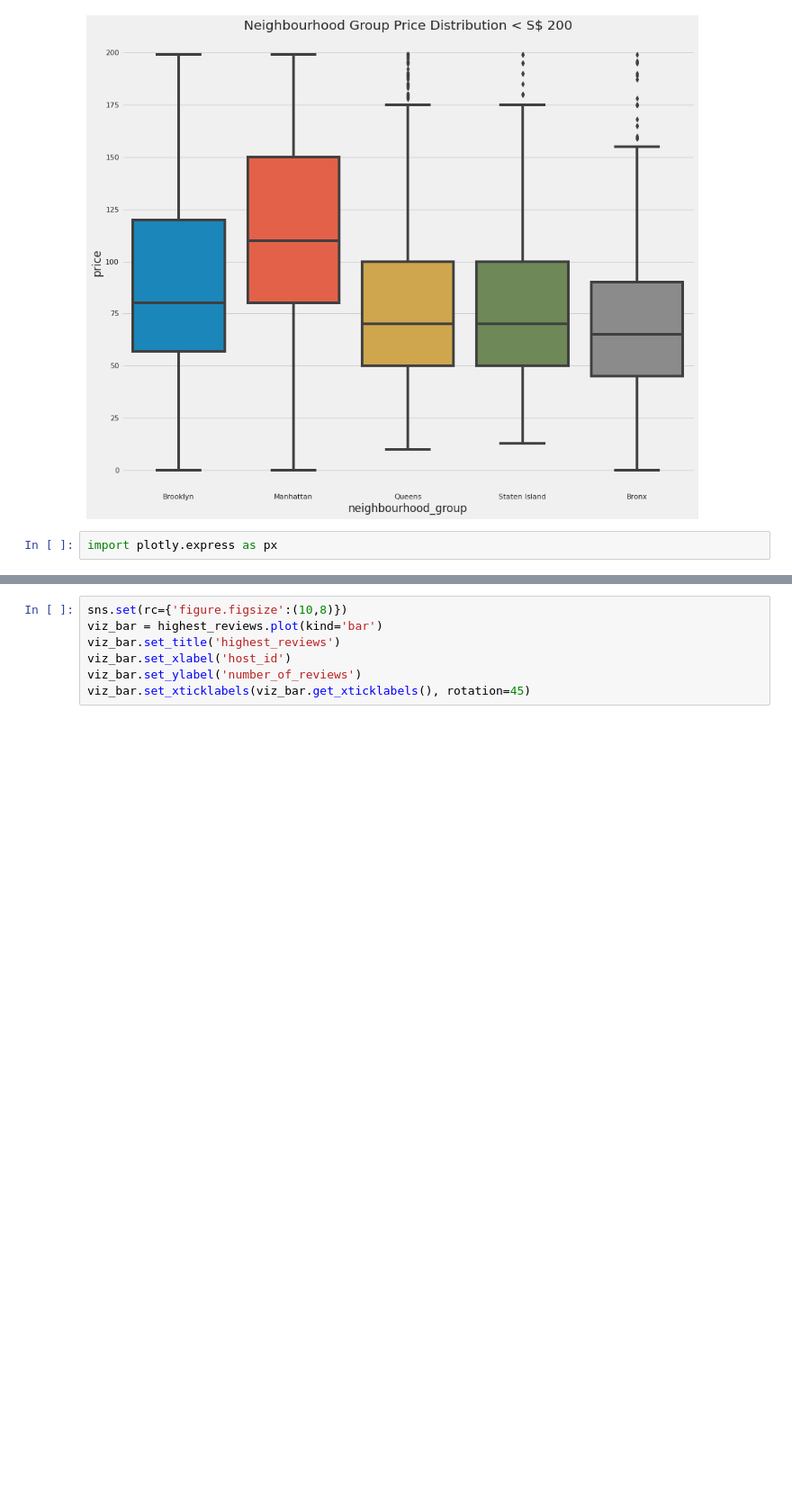
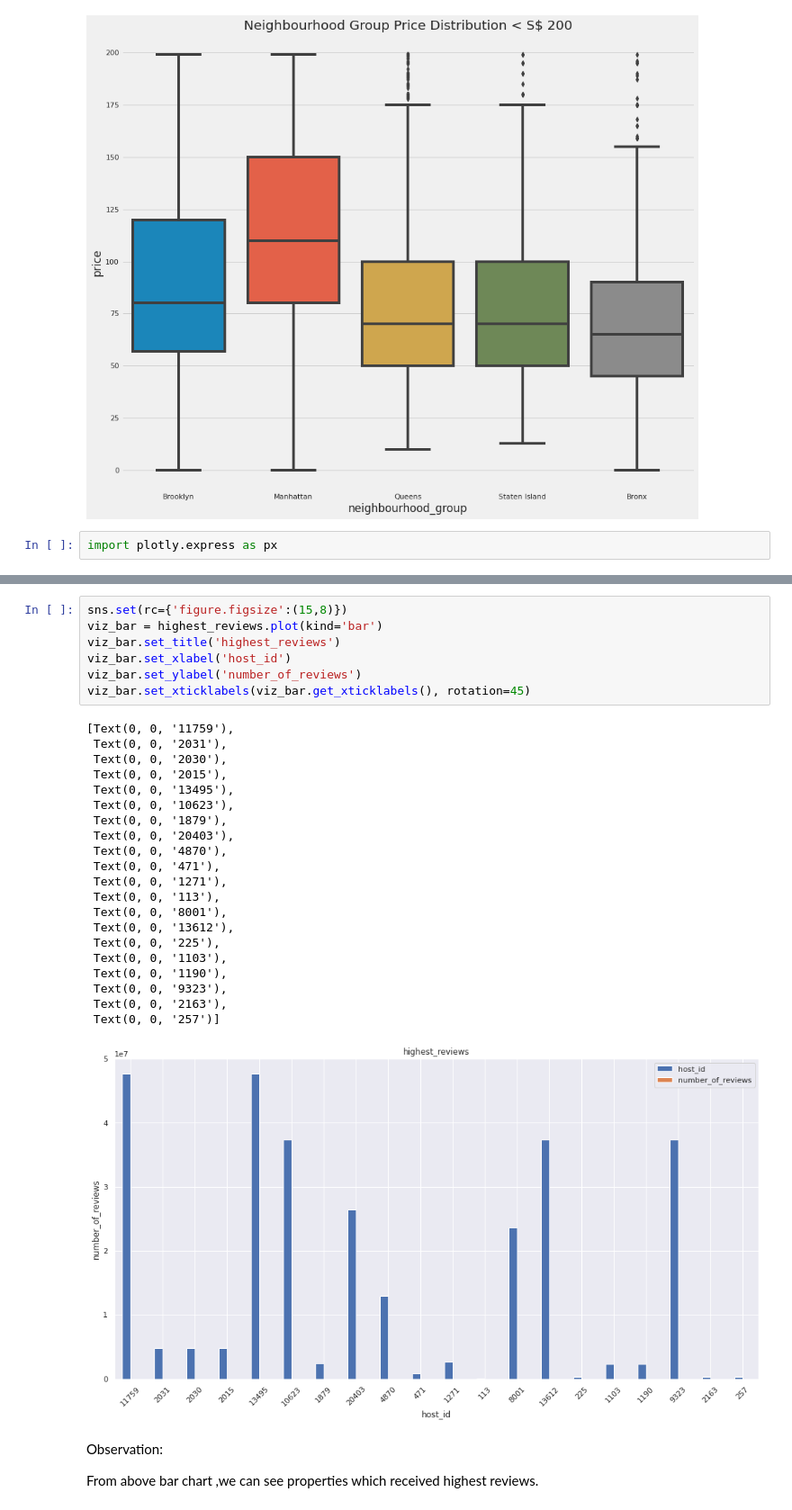
Before and after one commit to yokesh412/EDA-ANALYSIS, a Jupyter notebook: Copy_of_Copy_of_Copy_of_Airbnb_Bookings_Analysis_Capstone_Project.ipynb, the cells around one changed output, grey strips where cells are left out. Shown at 90% size. Saved outputs shown, nothing was run; the diff lists cells and outputs as text; blank space fills up the shorter version.

```diff
--- a/Copy_of_Copy_of_Copy_of_Airbnb_Bookings_Analysis_Capstone_Project.ipynb
+++ b/Copy_of_Copy_of_Copy_of_Airbnb_Bookings_Analysis_Capstone_Project.ipynb
@@ -390,10 +358,36 @@ highest_reviews.head()
 # %%
-sns.set(rc={'figure.figsize':(10,8)})
+sns.set(rc={'figure.figsize':(15,8)})
 viz_bar = highest_reviews.plot(kind='bar')
 viz_bar.set_title('highest_reviews')
 viz_bar.set_xlabel('host_id')
 viz_bar.set_ylabel('number_of_reviews')
 viz_bar.set_xticklabels(viz_bar.get_xticklabels(), rotation=45)
+# %% [output]
+[Text(0, 0, '11759'),
+ Text(0, 0, '2031'),
+ Text(0, 0, '2030'),
+ Text(0, 0, '2015'),
+ Text(0, 0, '13495'),
+ Text(0, 0, '10623'),
+ Text(0, 0, '1879'),
+ Text(0, 0, '20403'),
+ Text(0, 0, '4870'),
+ Text(0, 0, '471'),
+ Text(0, 0, '1271'),
+ Text(0, 0, '113'),
+ Text(0, 0, '8001'),
+ Text(0, 0, '13612'),
+ Text(0, 0, '225'),
+ Text(0, 0, '1103'),
+ Text(0, 0, '1190'),
+ Text(0, 0, '9323'),
+ Text(0, 0, '2163'),
+ Text(0, 0, '257')]
+[figure, added]
+# %% [markdown]
+Observation:
+
+From above bar chart ,we can see properties which received highest reviews.
 # %%
 #host having highest amount of properties listed.
 highest_props_host = dataset.groupby(['host_id', 'host_name'])['host_id'].count().sort_values(ascending=False)[:10]
```
Also changed, not shown: parts of 25 cells of this notebook.
